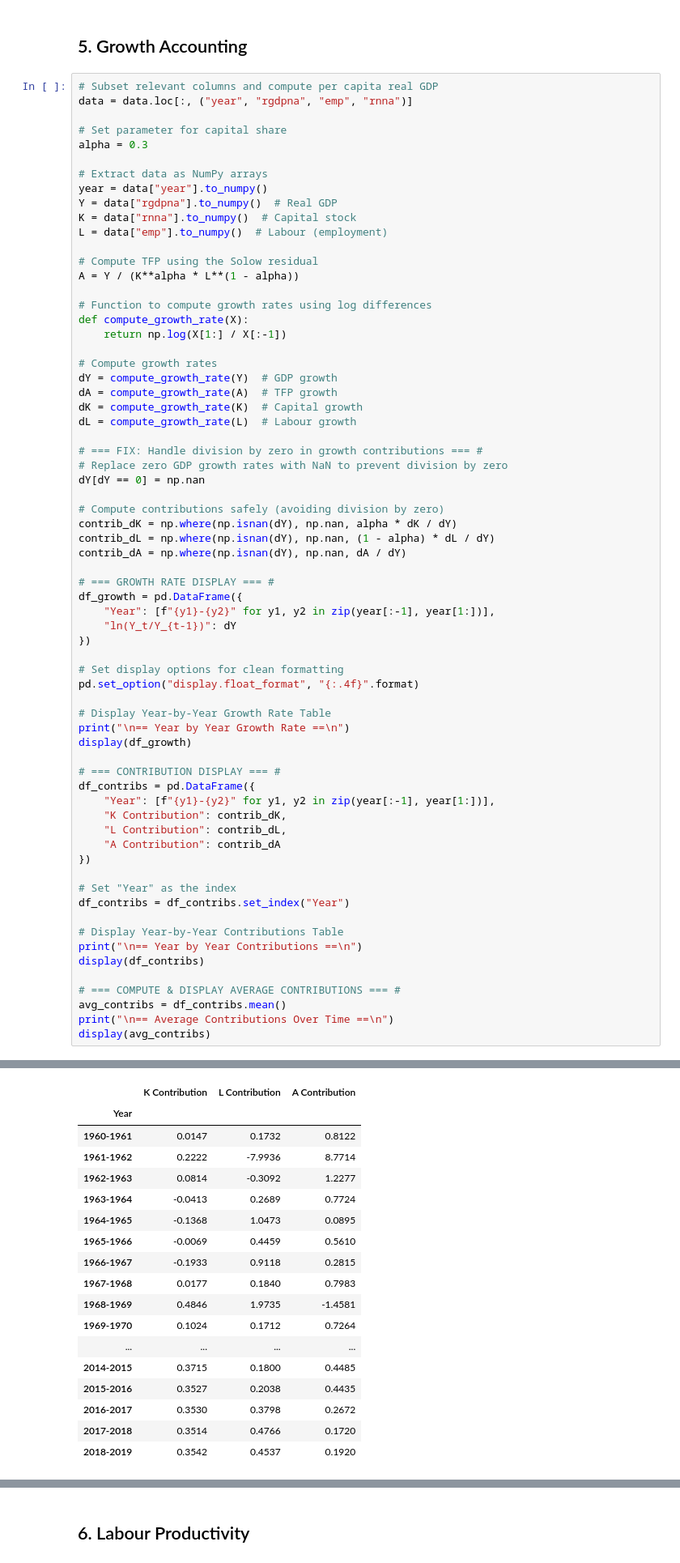
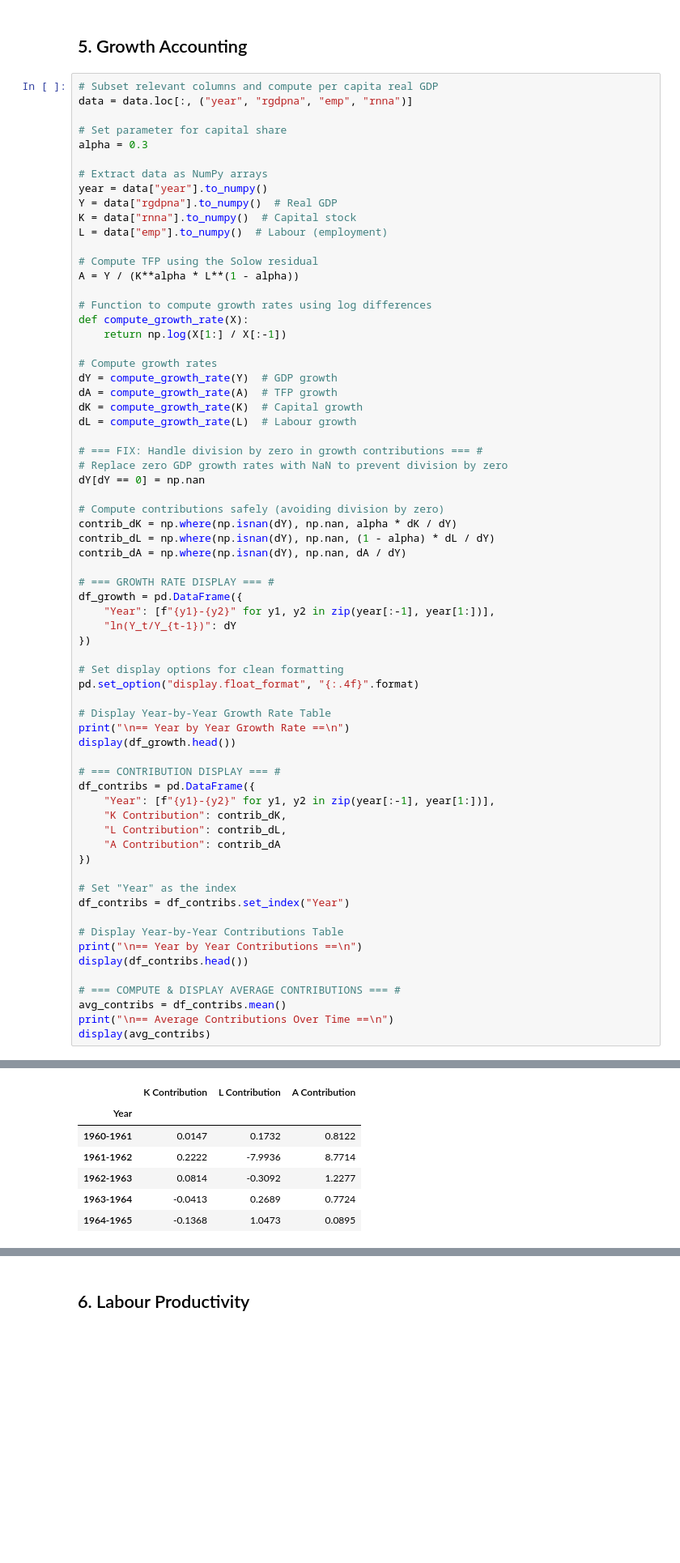
Before and after one commit to ec2b1-case-study/growth-analysis-indonesia, a Jupyter notebook: nat.ipynb, the cells around one changed output, grey strips where cells are left out. Shown at 81% size. Drawn from its saved outputs; the diff is of its cells as text; blank space fills up the shorter version.

```diff
--- a/nat.ipynb
+++ b/nat.ipynb
@@ -399,7 +399,7 @@ pd.set_option("display.float_format", "{:.4f}".format)
 
 # Display Year-by-Year Growth Rate Table
 print("\n== Year by Year Growth Rate ==\n")
-display(df_growth)
+display(df_growth.head())
 
 # === CONTRIBUTION DISPLAY === #
 df_contribs = pd.DataFrame({
@@ -414,7 +414,7 @@ df_contribs = df_contribs.set_index("Year")
 
 # Display Year-by-Year Contributions Table
 print("\n== Year by Year Contributions ==\n")
-display(df_contribs)
+display(df_contribs.head())
 
 # === COMPUTE & DISPLAY AVERAGE CONTRIBUTIONS === #
 avg_contribs = df_contribs.mean()
@@ -442,22 +431,11 @@ display(avg_contribs)
 == Year by Year Contributions ==
 |  | K Contribution | L Contribution | A Contribution |
 | Year |  |  |  |
 | 1960-1961 | 0.0147 | 0.1732 | 0.8122 |
 | 1961-1962 | 0.2222 | -7.9936 | 8.7714 |
 | 1962-1963 | 0.0814 | -0.3092 | 1.2277 |
 | 1963-1964 | -0.0413 | 0.2689 | 0.7724 |
 | 1964-1965 | -0.1368 | 1.0473 | 0.0895 |
-| 1965-1966 | -0.0069 | 0.4459 | 0.5610 |
-| 1966-1967 | -0.1933 | 0.9118 | 0.2815 |
-| 1967-1968 | 0.0177 | 0.1840 | 0.7983 |
-| 1968-1969 | 0.4846 | 1.9735 | -1.4581 |
-| 1969-1970 | 0.1024 | 0.1712 | 0.7264 |
-| ... | ... | ... | ... |
-| 2014-2015 | 0.3715 | 0.1800 | 0.4485 |
-| 2015-2016 | 0.3527 | 0.2038 | 0.4435 |
-| 2016-2017 | 0.3530 | 0.3798 | 0.2672 |
-| 2017-2018 | 0.3514 | 0.4766 | 0.1720 |
-| 2018-2019 | 0.3542 | 0.4537 | 0.1920 |
 == Average Contributions Over Time ==
 K Contribution   0.2987
 L Contribution   0.2382
```
Also changed, not shown: parts of 2 cells of this notebook.
